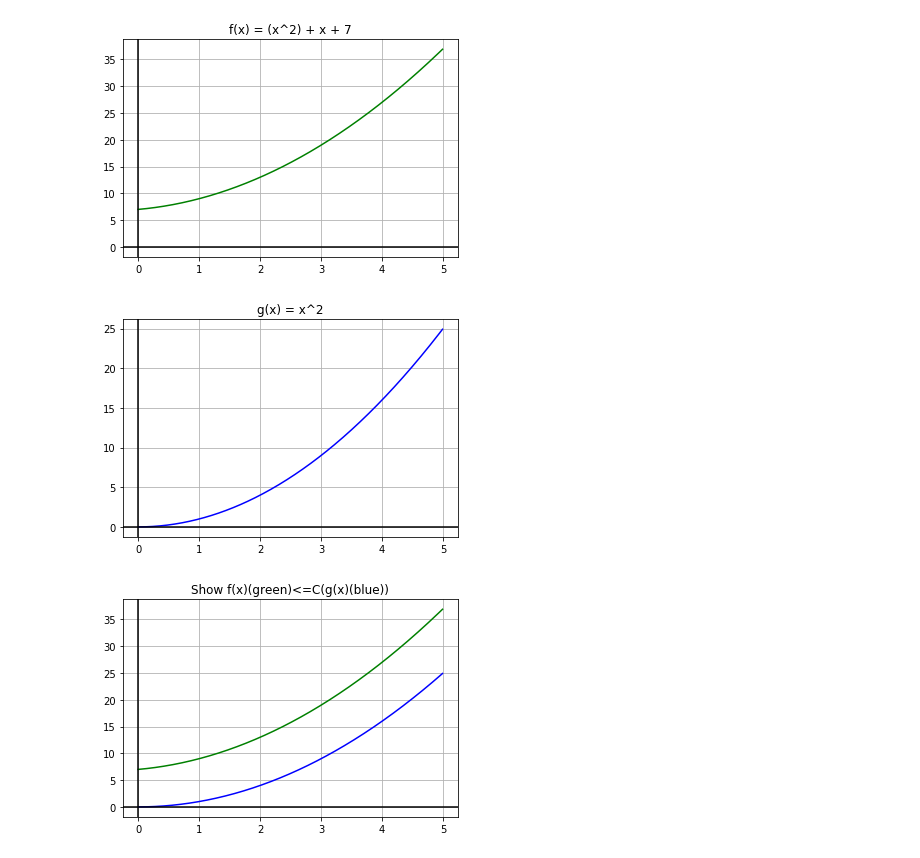
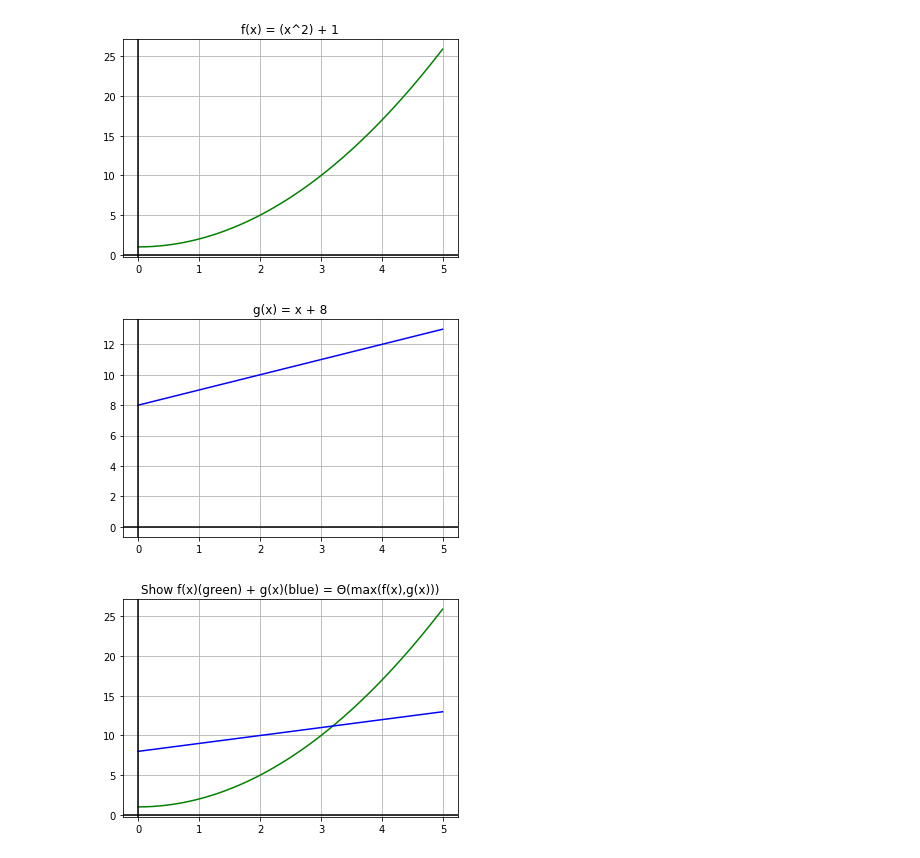
Before and after one commit to Lauro199471/CECS-528, a Jupyter notebook: lab2/lab2.ipynb, the cells around one changed output. Drawn from its saved outputs; the diff is of its cells as text; code cells hidden in the pictures.

```diff
--- a/lab2/lab2.ipynb
+++ b/lab2/lab2.ipynb
@@ -2,37 +2,37 @@
 import numpy as np
 import matplotlib.pyplot as plt
 import math
+# %%
+x = np.arange(.001,5,.01);
 # %%
-x1 = np.arange(.001,5,.01);
-y1 = (x1**2) + x1 + 7;
+fx = (x**2) + 1;
 
-plt.plot(x1,y1,"green");
+plt.plot(x,fx,"green");
 plt.axhline(y=0, color='black', linestyle='-' )
 plt.axvline(x=0, color='black', linestyle='-')
 plt.grid();
-plt.title('f(x) = (x^2) + x + 7');
+plt.title('f(x) = (x^2) + 1');
 plt.savefig('f(x)');
 # %% [output]
-[figure, old version]
+[figure, new version]
 # %%
-x2 = np.arange(.001,5,.01);
-y2 = x2**2;
+gx = x + 8;
 
-plt.plot(x2,y2,"blue");
+plt.plot(x,gx,"blue");
 plt.axhline(y=0, color='black', linestyle='-')
 plt.axvline(x=0, color='black', linestyle='-')
 plt.grid();
-plt.title('g(x) = x^2');
+plt.title('g(x) = x + 8');
 plt.savefig('g(x)');
 # %% [output]
-[figure, old version]
+[figure, new version]
 # %%
-plt.plot(x1,y1,'green',x2,y2,"blue");
+plt.plot(x,fx,'green',x,gx,"blue");
 plt.axhline(y=0, color='black', linestyle='-')
 plt.axvline(x=0, color='black', linestyle='-')
 plt.grid();
 
-plt.title('Show f(x)(green)<=C(g(x)(blue))');
+plt.title('Show f(x)(green) + g(x)(blue) = Θ(max(f(x),g(x)))');
 plt.savefig('f(x)&g(x)');
 # %% [output]
-[figure, old version]
+[figure, new version]
```
Also changed, not shown: parts of 3 cells of this notebook, 7 other files.
